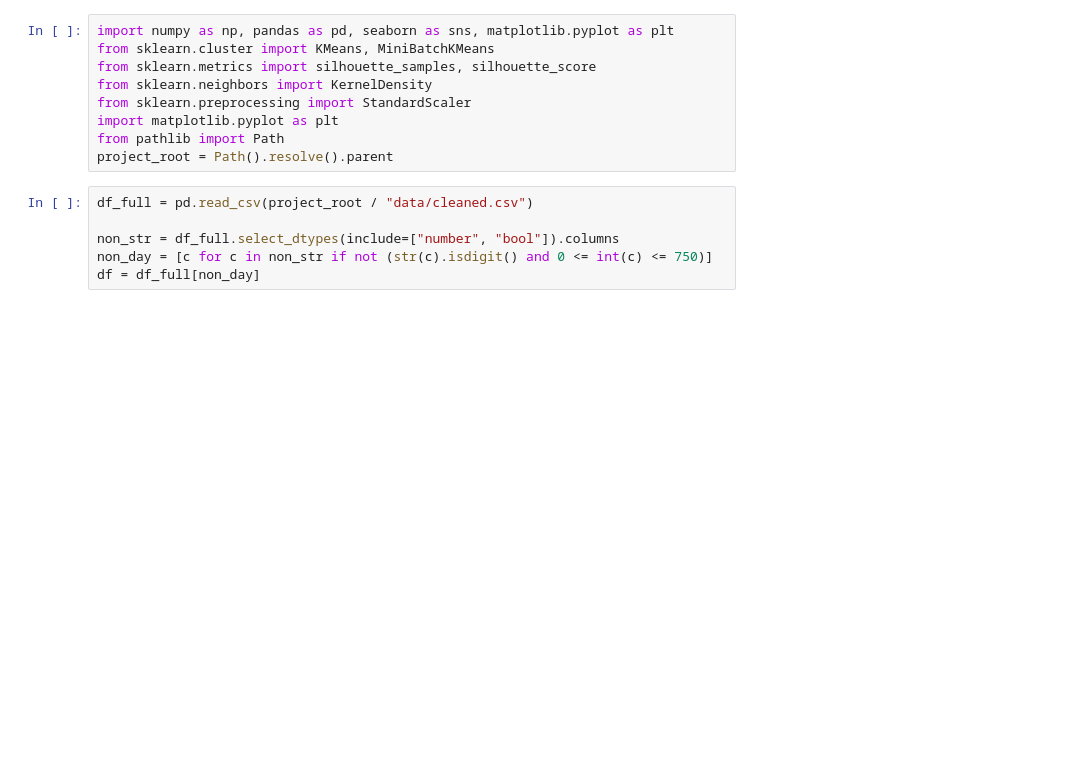
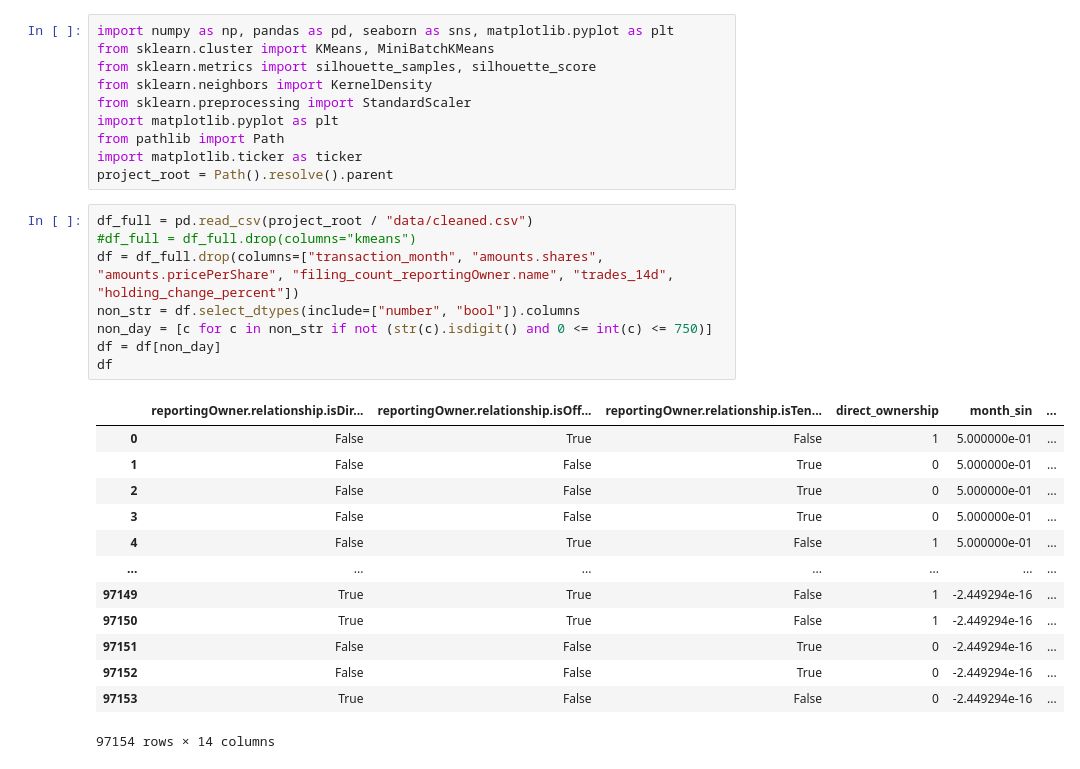
Before and after one commit to pluschka/Algorithmic-Trading-SEC-data-analysis, a Jupyter notebook: notebooks/03_cluster_analysis.ipynb, the cells around one changed output. Drawn from its saved outputs; the diff is of its cells as text; blank space fills up the shorter version.

```diff
--- a/notebooks/03_cluster_analysis.ipynb
+++ b/notebooks/03_cluster_analysis.ipynb
@@ -6,11 +6,28 @@ from sklearn.neighbors import KernelDensity
 from sklearn.preprocessing import StandardScaler
 import matplotlib.pyplot as plt
 from pathlib import Path
+import matplotlib.ticker as ticker
 project_root = Path().resolve().parent
 # %%
 df_full = pd.read_csv(project_root / "data/cleaned.csv")
-
-non_str = df_full.select_dtypes(include=["number", "bool"]).columns
+#df_full = df_full.drop(columns="kmeans")
+df = df_full.drop(columns=["transaction_month", "amounts.shares", "amounts.pricePerShare", "filing_count_reportingOwner.name", "trades_14d", "holding_change_percent"])
+non_str = df.select_dtypes(include=["number", "bool"]).columns
 non_day = [c for c in non_str if not (str(c).isdigit() and 0 <= int(c) <= 750)]
-df = df_full[non_day]
+df = df[non_day]
+df
+# %% [output]
+|  | reportingOwner.relationship.isDir... | reportingOwner.relationship.isOff... | reportingOwner.relationship.isTen... | direct_ownership | month_sin | ... |
+| 0 | False | True | False | 1 | 5.000000e-01 | ... |
+| 1 | False | False | True | 0 | 5.000000e-01 | ... |
+| 2 | False | False | True | 0 | 5.000000e-01 | ... |
+| 3 | False | False | True | 0 | 5.000000e-01 | ... |
+| 4 | False | True | False | 1 | 5.000000e-01 | ... |
+| ... | ... | ... | ... | ... | ... | ... |
+| 97149 | True | True | False | 1 | -2.449294e-16 | ... |
+| 97150 | True | True | False | 1 | -2.449294e-16 | ... |
+| 97151 | False | False | True | 0 | -2.449294e-16 | ... |
+| 97152 | False | False | True | 0 | -2.449294e-16 | ... |
+| 97153 | True | False | False | 0 | -2.449294e-16 | ... |
+97154 rows × 14 columns
 # %%
```
Also changed, not shown: parts of 19 cells of this notebook, 4 other files.
